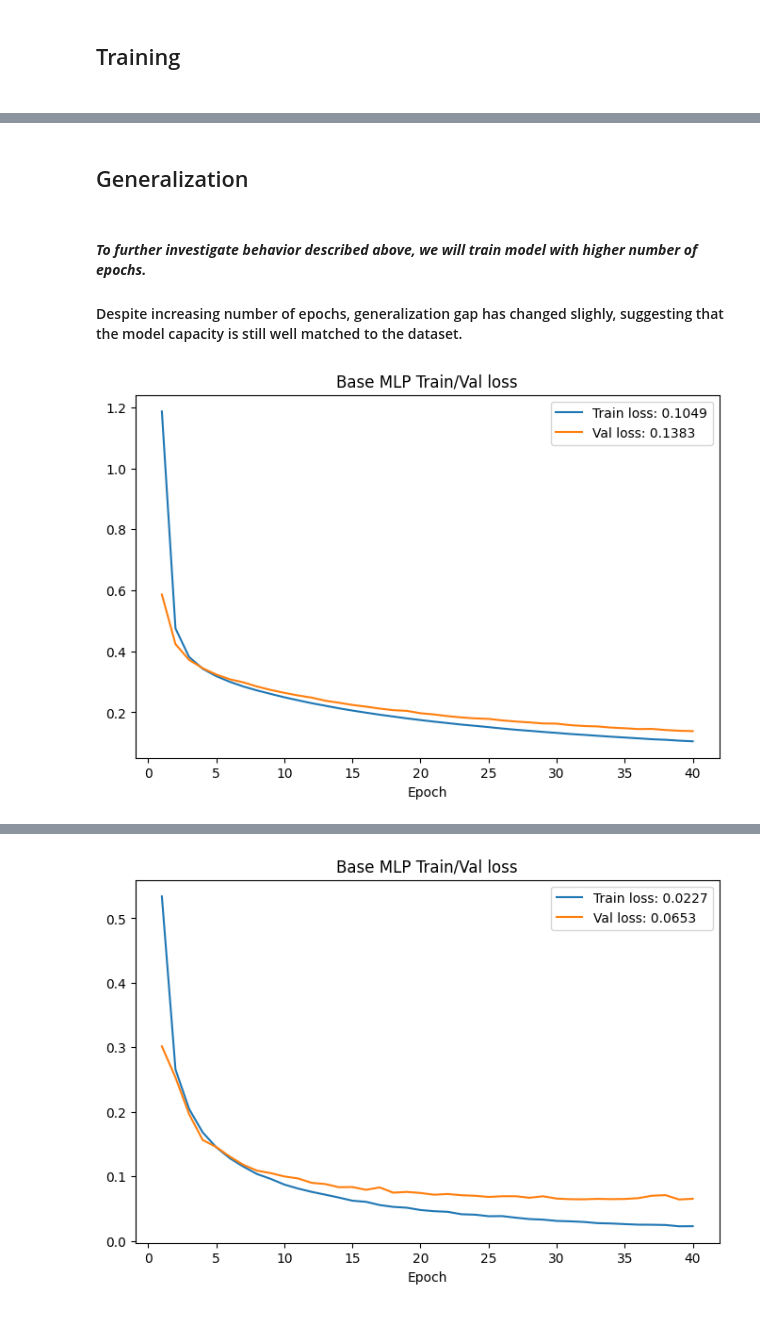
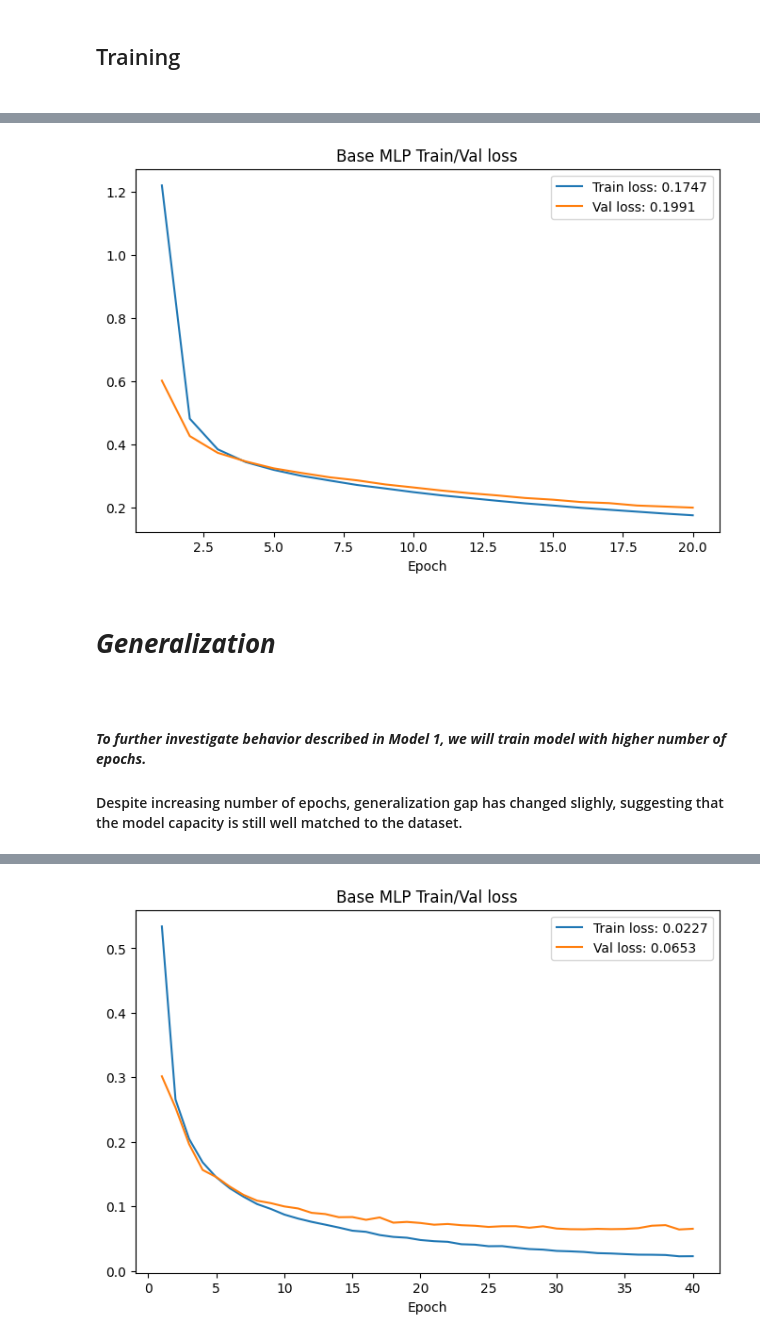
Before and after one commit to M4rselo/hypothesis_mnist_project, a Jupyter notebook: mnist_hypothesis_project.ipynb, the cells around one changed output, grey strips where cells are left out. Drawn from its saved outputs; the diff is of its cells as text; code cells hidden in the pictures.

```diff
--- a/mnist_hypothesis_project.ipynb
+++ b/mnist_hypothesis_project.ipynb
@@ -323,13 +333,13 @@ trainer.fit(base_mlp, train_tensor, val_tensor, plotter)
+# %%
+base_mlp = BaseMLP(num_outputs=10, num_hiddens=256, dropout_num=0, act_name='ReLU', lr=0.05)
+plotter = Plotter("Base MLP Train/Val loss")
+trainer = Trainer(20)
+trainer.fit(base_mlp, train_tensor, val_tensor, plotter)
+# %% [output]
+[figure, added]
 # %% [markdown]
-## Generalization
+# ***Generalization***
+#####
 # %% [markdown]
-#### ***To further investigate behavior described above, we will train model with higher number of epochs.***
-####
+#### ***To further investigate behavior described in Model 1, we will train model with higher number of epochs.***
 #### Despite increasing number of epochs, generalization gap has changed slighly, suggesting that the model capacity </br>is still well matched to the dataset.
-# %%
-base_mlp = BaseMLP(num_outputs=10, num_hiddens=256, act_name='ReLU', lr=0.05)
-plotter = Plotter("Base MLP Train/Val loss")
-trainer = Trainer(40)
-trainer.fit(base_mlp, train_tensor, val_tensor, plotter)
-# %% [output]
-[figure, removed]
```
Also changed, not shown: parts of 32 cells of this notebook.
